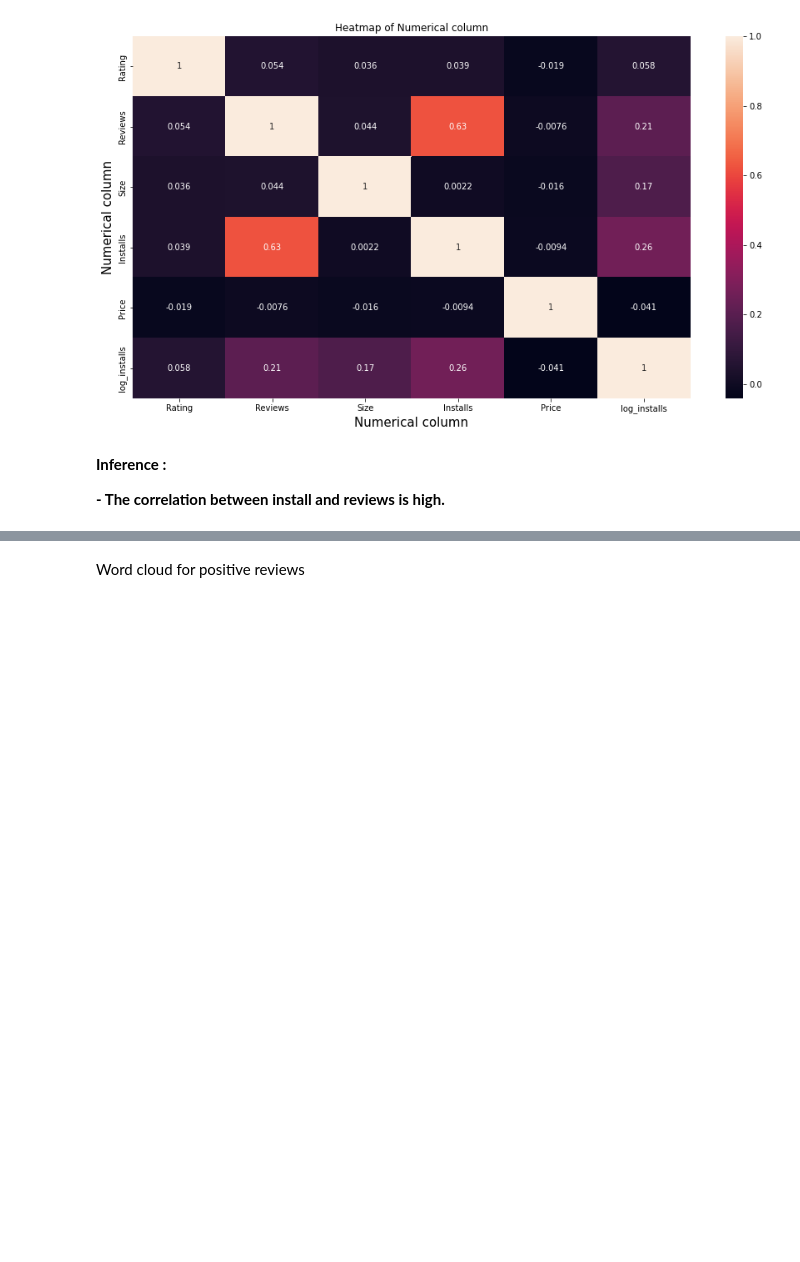
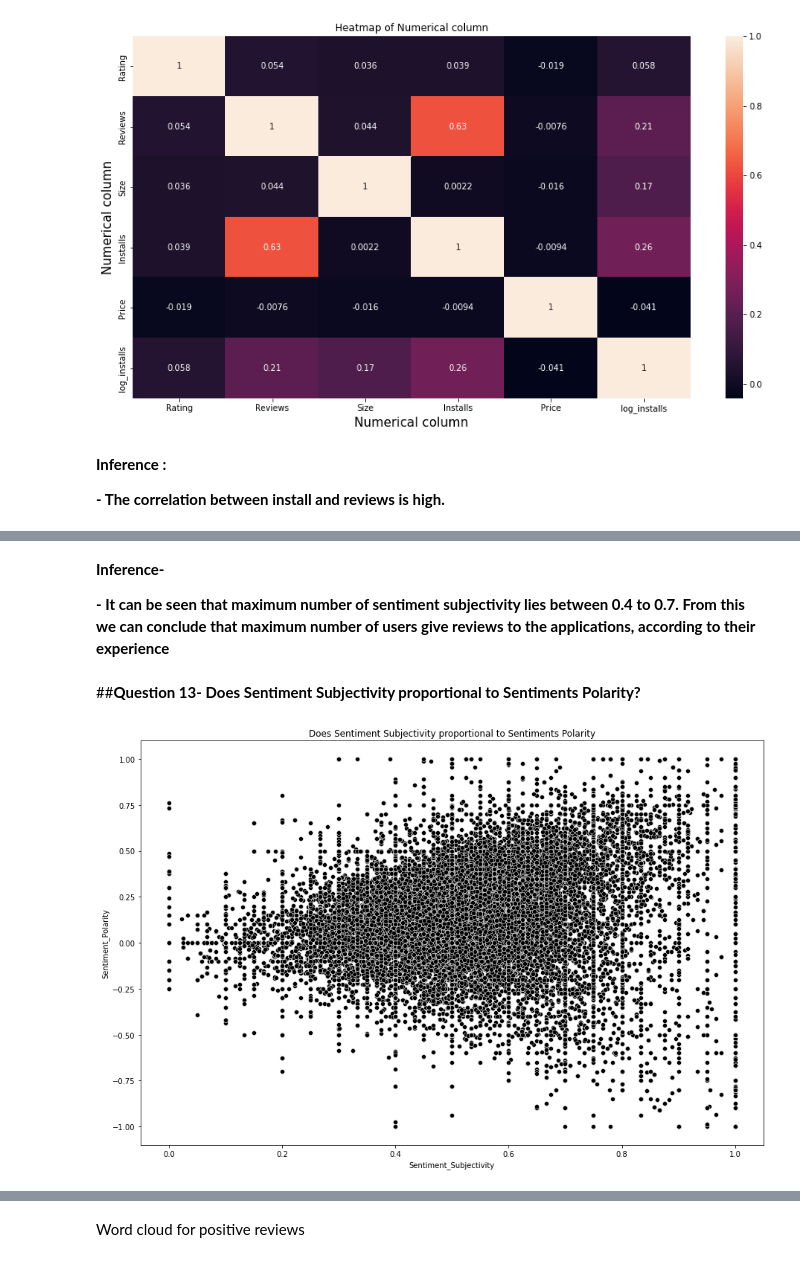
Before and after one commit to iotaminus1/Playstore-and-User-Review-Data-Analysis, a Jupyter notebook: Team_NoteBook_Play_Store_App_Review_Analysis_Capstone_Project.ipynb, the cells around one changed output, grey strips where cells are left out. Saved outputs shown, nothing was run; the diff lists cells and outputs as text; code cells hidden in the pictures; blank space fills up the shorter version.

```diff
--- a/Team_NoteBook_Play_Store_App_Review_Analysis_Capstone_Project.ipynb
+++ b/Team_NoteBook_Play_Store_App_Review_Analysis_Capstone_Project.ipynb
@@ -901,0 +934,13 @@ plt.show();
+# %% [markdown]
+**Inference-**
+
+**- It can be seen that maximum number of sentiment subjectivity lies between 0.4 to 0.7. From this we can conclude that maximum number of users give reviews to the applications, according to their experience**
+# %% [markdown]
+##**Question 13- Does Sentiment Subjectivity proportional to Sentiments Polarity?**
+# %%
+plt.figure(figsize=(15,10))
+sns.scatterplot(merged_df['Sentiment_Subjectivity'],merged_df['Sentiment_Polarity'],color="black")
+plt.title("Does Sentiment Subjectivity proportional to Sentiments Polarity")
+plt.show()
+# %% [output]
+[figure, added]
```
Also changed, not shown: parts of 34 cells of this notebook.
